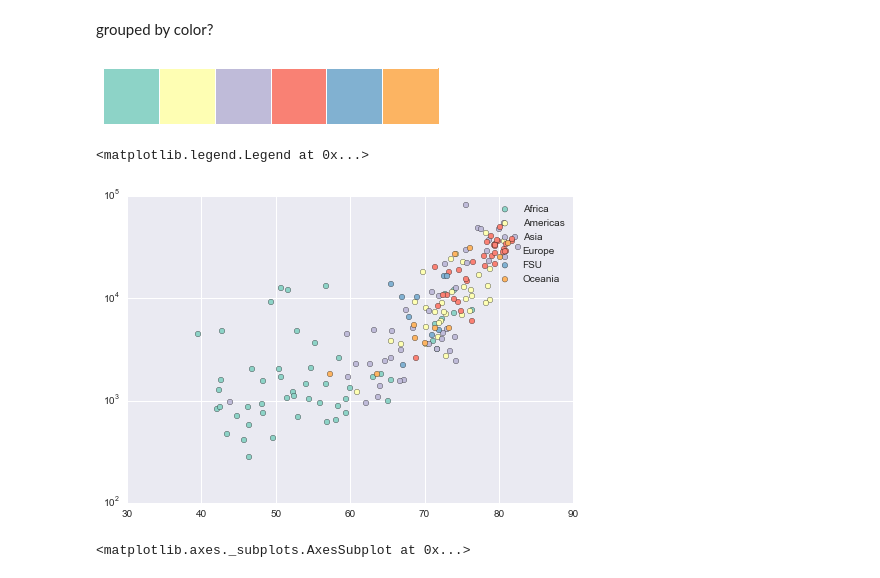
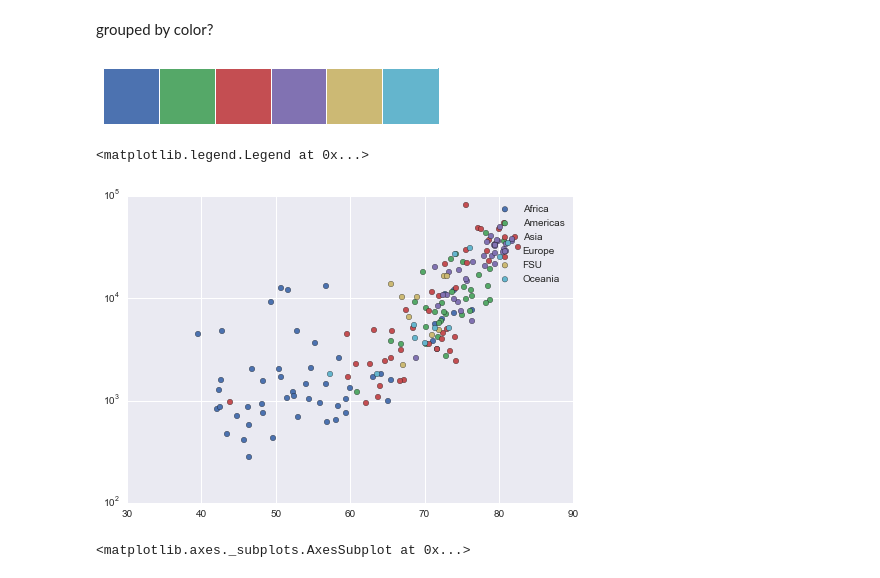
Before and after one commit to sgratzl/ipython-tutorial-VA2015, a Jupyter notebook: 03_Plotting.ipynb, the cells around one changed output. Drawn from its saved outputs; the diff is of its cells as text; code cells hidden in the pictures.

```diff
--- a/03_Plotting.ipynb
+++ b/03_Plotting.ipynb
@@ -129,10 +125,10 @@ plt.yscale('log')
 grouped by color?
 # %%
 #create a color palette
-colors = sns.color_palette('Set3')
+colors = sns.color_palette()
 sns.palplot(colors)
 # %% [output]
-[figure, old version]
+[figure, new version]
 # %%
 #for each group create an own plot an overlay them
 for (name, group),color in zip(gap2007.groupby('continent'),colors):
@@ -141,7 +137,7 @@ plt.yscale('log')
 plt.legend()
 # %% [output]
 <matplotlib.legend.Legend at 0x...>
-[figure, old version]
+[figure, new version]
 # %%
 #playing with categories ... seaborn is pretty good with it
 plt.figure(figsize=(40,20))
```
Also changed, not shown: parts of 11 cells of this notebook, 3 other files.
